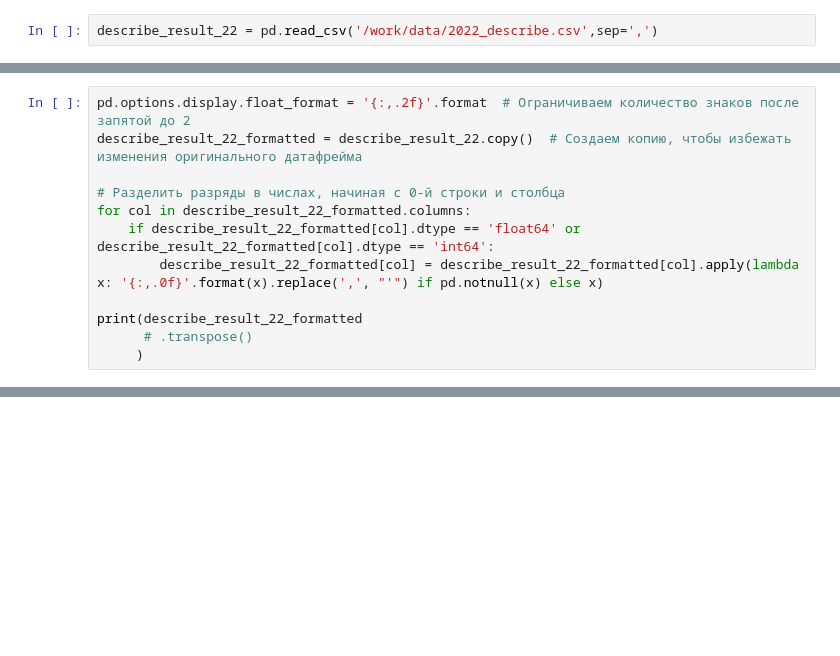
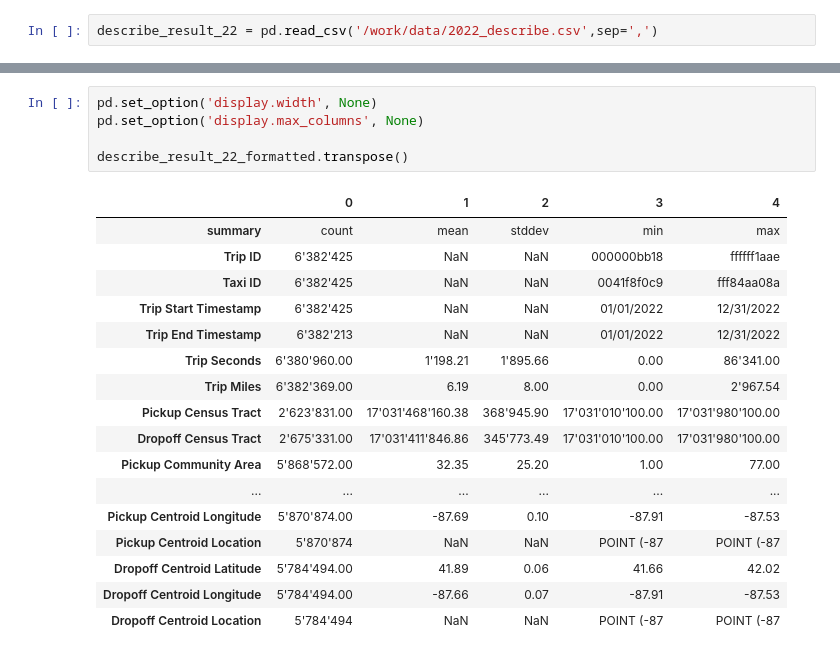
Before and after one commit to kogriv/chicago_spark, a Jupyter notebook: notebooks/eda.ipynb, the cells around one changed output, grey strips where cells are left out. Cells and saved outputs as stored; diff of their text form; blank space fills up the shorter version.

Commit message:
get_df_formated

```diff
--- a/notebooks/eda.ipynb
+++ b/notebooks/eda.ipynb
@@ -99,12 +84,0 @@ print(col_types)
-# %%
-pd.options.display.float_format = '{:,.2f}'.format  # Ограничиваем количество знаков после запятой до 2
-describe_result_22_formatted = describe_result_22.copy()  # Создаем копию, чтобы избежать изменения оригинального датафрейма
-
-# Разделить разряды в числах, начиная с 0-й строки и столбца
-for col in describe_result_22_formatted.columns:
-    if describe_result_22_formatted[col].dtype == 'float64' or describe_result_22_formatted[col].dtype == 'int64':
-        describe_result_22_formatted[col] = describe_result_22_formatted[col].apply(lambda x: '{:,.0f}'.format(x).replace(',', "'") if pd.notnull(x) else x)
-
-print(describe_result_22_formatted
-      # .transpose()
-     )
@@ -128,0 +138,23 @@ print(describe_result_22_formatted
+# %%
+pd.set_option('display.width', None)
+pd.set_option('display.max_columns', None)
+
+describe_result_22_formatted.transpose()
+# %% [output]
+|  | 0 | 1 | 2 | 3 | 4 |
+| summary | count | mean | stddev | min | max |
+| Trip ID | 6'382'425 | NaN | NaN | 000000bb18 | ffffff1aae |
+| Taxi ID | 6'382'425 | NaN | NaN | 0041f8f0c9 | fff84aa08a |
+| Trip Start Timestamp | 6'382'425 | NaN | NaN | 01/01/2022 | 12/31/2022 |
+| Trip End Timestamp | 6'382'213 | NaN | NaN | 01/01/2022 | 12/31/2022 |
+| Trip Seconds | 6'380'960.00 | 1'198.21 | 1'895.66 | 0.00 | 86'341.00 |
+| Trip Miles | 6'382'369.00 | 6.19 | 8.00 | 0.00 | 2'967.54 |
+| Pickup Census Tract | 2'623'831.00 | 17'031'468'160.38 | 368'945.90 | 17'031'010'100.00 | 17'031'980'100.00 |
+| Dropoff Census Tract | 2'675'331.00 | 17'031'411'846.86 | 345'773.49 | 17'031'010'100.00 | 17'031'980'100.00 |
+| Pickup Community Area | 5'868'572.00 | 32.35 | 25.20 | 1.00 | 77.00 |
+| ... | ... | ... | ... | ... | ... |
+| Pickup Centroid Longitude | 5'870'874.00 | -87.69 | 0.10 | -87.91 | -87.53 |
+| Pickup Centroid Location | 5'870'874 | NaN | NaN | POINT (-87 | POINT (-87 |
+| Dropoff Centroid Latitude | 5'784'494.00 | 41.89 | 0.06 | 41.66 | 42.02 |
+| Dropoff Centroid Longitude | 5'784'494.00 | -87.66 | 0.07 | -87.91 | -87.53 |
+| Dropoff Centroid Location | 5'784'494 | NaN | NaN | POINT (-87 | POINT (-87 |
```
Also changed, not shown: parts of 13 cells of this notebook, 1 other file.
